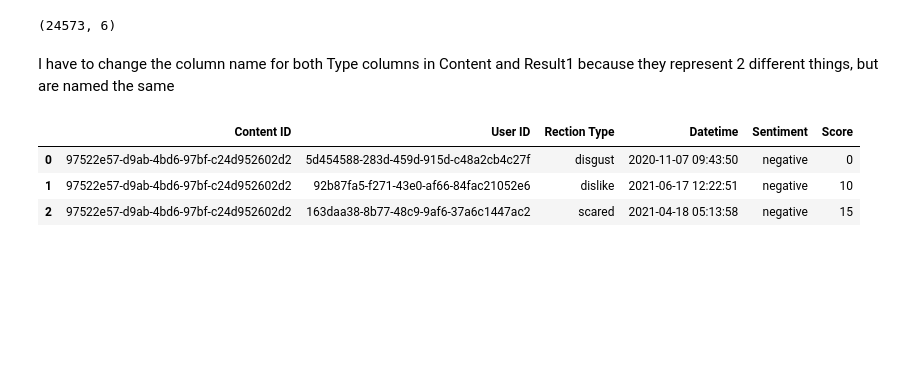
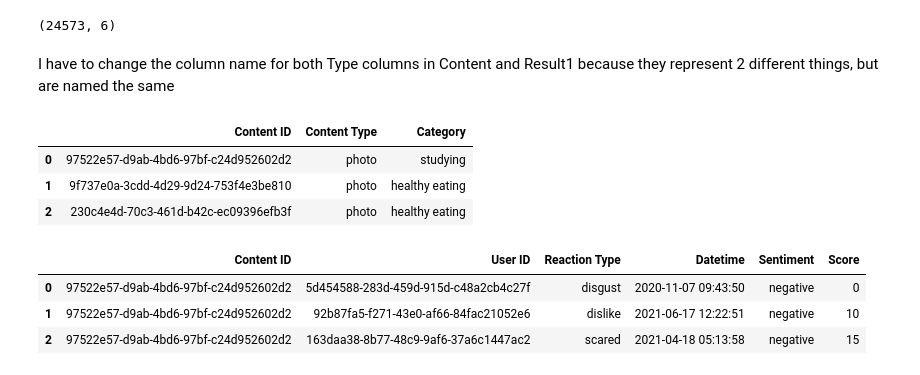
Before and after one commit to Gallo13/Accenture-Data-Analyst-Project, a Jupyter notebook: AccentureDataAnalyst-DataCleaning.ipynb, the cells around one changed output. Drawn from its saved outputs; the diff is of its cells as text; code cells hidden in the pictures; blank space fills up the shorter version.

```diff
--- a/AccentureDataAnalyst-DataCleaning.ipynb
+++ b/AccentureDataAnalyst-DataCleaning.ipynb
@@ -330,13 +351,18 @@ I have to change the column name for both Type columns in Content and Result1 be
 # %%
 # rename column in content dataset from Type to Content Type
 content.rename(columns={'Type':'Content Type'}, inplace=True)
-#content.head(3)
+content.head(3)
+# %% [output]
+|  | Content ID | Content Type | Category |
+| 0 | 97522e57-d9ab-4bd6-97bf-c24d952602d2 | photo | studying |
+| 1 | 9f737e0a-3cdd-4d29-9d24-753f4e3be810 | photo | healthy eating |
+| 2 | 230c4e4d-70c3-461d-b42c-ec09396efb3f | photo | healthy eating |
 # %%
 # rename column in result1 dataset from Type to Reaction Type
-result1.rename(columns={'Type': 'Rection Type'}, inplace=True)
-result1.head(20)
+result1.rename(columns={'Type': 'Reaction Type'}, inplace=True)
+result1.head(3)
 # %% [output]
-|  | Content ID | User ID | Rection Type | Datetime | Sentiment | Score |
+|  | Content ID | User ID | Reaction Type | Datetime | Sentiment | Score |
 | 0 | 97522e57-d9ab-4bd6-97bf-c24d952602d2 | 5d454588-283d-459d-915d-c48a2cb4c27f | disgust | 2020-11-07 09:43:50 | negative | 0 |
 | 1 | 97522e57-d9ab-4bd6-97bf-c24d952602d2 | 92b87fa5-f271-43e0-af66-84fac21052e6 | dislike | 2021-06-17 12:22:51 | negative | 10 |
 | 2 | 97522e57-d9ab-4bd6-97bf-c24d952602d2 | 163daa38-8b77-48c9-9af6-37a6c1447ac2 | scared | 2021-04-18 05:13:58 | negative | 15 |
```
Also changed, not shown: parts of 26 cells of this notebook.
